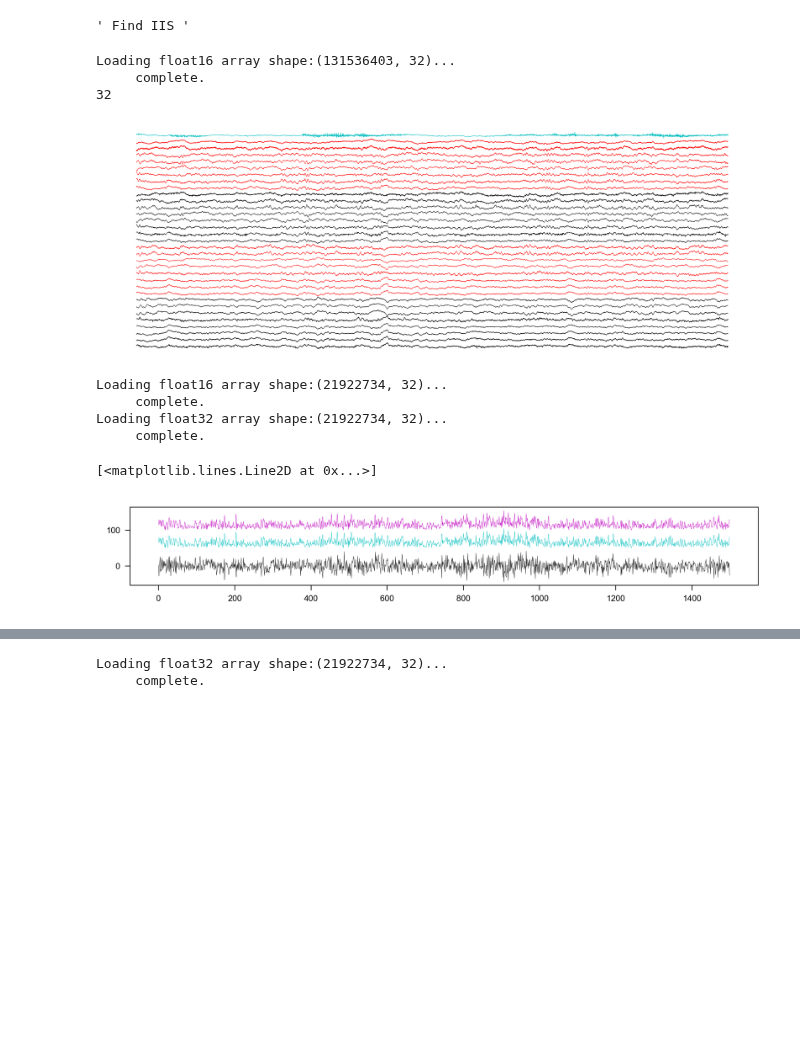
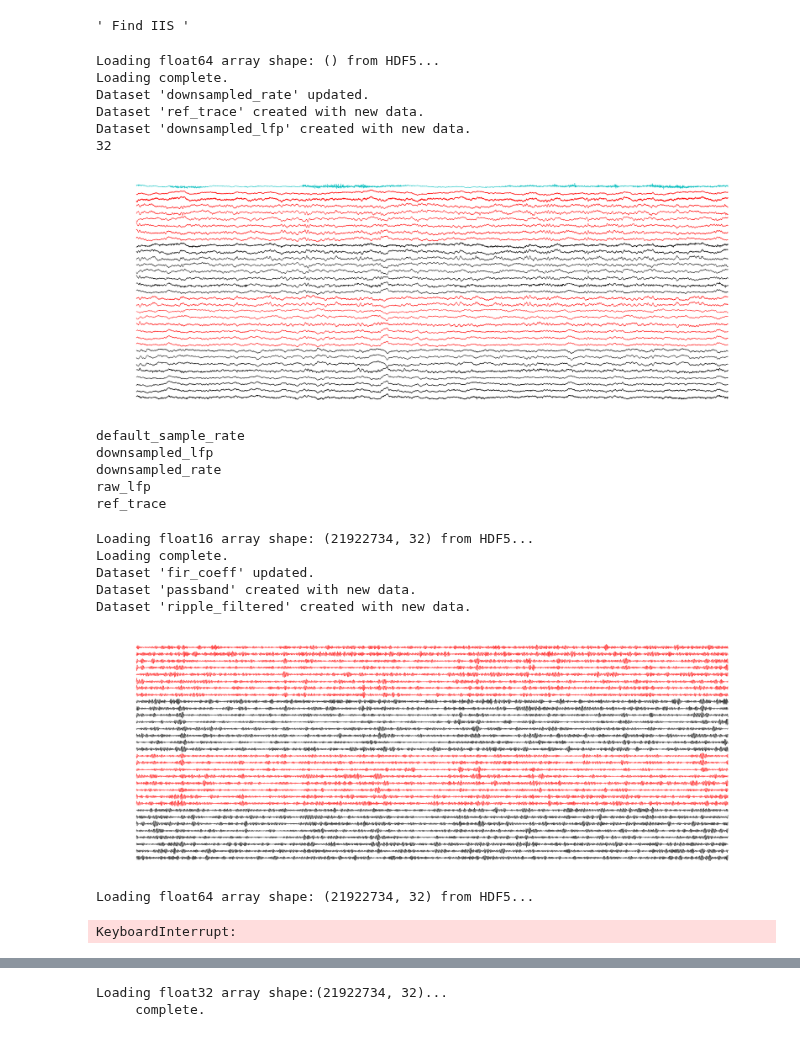
Before and after one commit to dtabuena/Workshop, a Jupyter notebook: Py_trodes/PyTrodes_Pipeline_h5py.ipynb, the cells around one changed output, grey strips where cells are left out. Cells and saved outputs as stored; diff of their text form; code cells hidden in the pictures; blank space fills up the shorter version.

```diff
--- a/Py_trodes/PyTrodes_Pipeline_h5py.ipynb
+++ b/Py_trodes/PyTrodes_Pipeline_h5py.ipynb
@@ -137,46 +232,64 @@ with open(raw_npy_filename,"wb") as outf: np.save(outf, lfp_disk_array)
 """
 DOWNSAMPLE & SAVE
 """
-lfp_disk_array = load_npy_to_memmap(raw_npy_filename)
-default_sample_rate = 30000
+lfp_disk_array = load_hdf5_to_memmap(session_hdf_file, 'raw_lfp')
+default_sample_rate = load_hdf5_to_memmap(session_hdf_file, 'default_sample_rate')
 downsampled_rate = 5000
-np.save(animal_session+'_downsampled_rate.npy',downsampled_rate)
+update_hdf_data(session_hdf_file, 'downsampled_rate', downsampled_rate)
+
 downsample_factor = default_sample_rate/downsampled_rate
 downsample_indicies = np.arange(0,lfp_disk_array.shape[0],downsample_factor,dtype='int')
 lfp_disk_array=lfp_disk_array[downsample_indicies,:]
 ref = np.expand_dims(np.mean(lfp_disk_array,axis=1),axis=-1)
-np.save(animal_session+'_ref_sig.npy',downsampled_rate)
 lfp_disk_array -= ref
-downsamp_npy_filename = raw_npy_filename.replace('raw', 'downsampled')
-with open(downsamp_npy_filename,"wb") as outf: np.save(outf, lfp_disk_array)
+
+update_hdf_data(session_hdf_file, 'ref_trace', ref)
+update_hdf_data(session_hdf_file, 'downsampled_lfp', lfp_disk_array)
 plot_sample_wave(lfp_disk_array,downsampled_rate,ref=ref)
 # %% [output]
-Loading float16 array shape:(131536403, 32)...
-     complete.
+Loading float64 array shape: () from HDF5...
+Loading complete.
+Dataset 'downsampled_rate' updated.
+Dataset 'ref_trace' created with new data.
+Dataset 'downsampled_lfp' created with new data.
 32
 [figure]
+# %%
+list_hdf5_dataset_names(session_hdf_file)
+# %% [output]
+default_sample_rate
+downsampled_lfp
+downsampled_rate
+raw_lfp
+ref_trace
 # %%
 """
 BAND PASS FOR RIPPLES
 """
-downsampled_rate = int(np.load('AngelfoodCake01_downsampled_rate.npy'))
-lfp_disk_array = load_npy_to_memmap(downsamp_npy_filename)
-downsampled_rate = int(np.load(animal_session+'_downsampled_rate.npy'))
-passband = [150, 250] #(150-250 Hz)
+lfp_disk_array = load_hdf5_to_memmap(session_hdf_file, 'downsampled_lfp')
+passband = np.array([150, 250]) #(150-250 Hz)
 num_coefficients = 1200
 fir_coeff = sci.signal.firwin(num_coefficients, passband, width=10, window='hamming', pass_zero='bandpass', scale=True, fs=downsampled_rate)
+update_hdf_data(session_hdf_file, 'fir_coeff', fir_coeff)
+update_hdf_data(session_hdf_file, 'passband', passband)
+
 
 ''' Apply the FIR filter using filtfilt for zero-phase filtering across all channels '''
 lfp_disk_array = sci.signal.filtfilt(fir_coeff, 1.0, lfp_disk_array, axis=0)
-ripfilt_npy_filename = downsamp_npy_filename.replace('downsampled', 'ripfiltered_m')
-with open(ripfilt_npy_filename,"wb") as outf: np.save(outf, lfp_disk_array)
+update_hdf_data(session_hdf_file, 'ripple_filtered', lfp_disk_array)
+
 plot_sample_wave(lfp_disk_array,downsampled_rate)
-lfp_disk_array_X = load_npy_to_memmap(ripfilt_npy_filename)
-plot_sample_wave(lfp_disk_array_X,downsampled_rate)
+# %% [output]
+Loading float16 array shape: (21922734, 32) from HDF5...
+Loading complete.
+Dataset 'fir_coeff' updated.
+Dataset 'passband' created with new data.
+Dataset 'ripple_filtered' created with new data.
+[figure, added]
 # %%
-lfp_disk_array = load_npy_to_memmap(ripfilt_npy_filename)
+lfp_disk_array = load_hdf5_to_memmap(session_hdf_file, 'ripple_filtered')
 x0 = lfp_disk_array[:,13]
-lfp_disk_array = load_npy_to_memmap(hilb_npy_filename)
+lfp_disk_array = load_hdf5_to_memmap(hilb_npy_filename)
 x1 = lfp_disk_array[:,13]
 x2 = np.abs(sci.signal.hilbert(x0,axis=0))
 d = 1500
@@ -185,12 +298,8 @@ ax.plot(x0[:d],color='k',linewidth=.2)
 ax.plot(x1[:d]+50,color='c',linewidth=.2)
 ax.plot(x2[:d]+100,color='m',linewidth=.2)
 # %% [output]
-Loading float16 array shape:(21922734, 32)...
-     complete.
-Loading float32 array shape:(21922734, 32)...
-     complete.
+Loading float64 array shape: (21922734, 32) from HDF5...
-[<matplotlib.lines.Line2D at 0x...>]
+KeyboardInterrupt:
-[figure, removed]
 # %%
 """
 Hilbert Envelope
```
Also changed, not shown: parts of 7 cells of this notebook.
